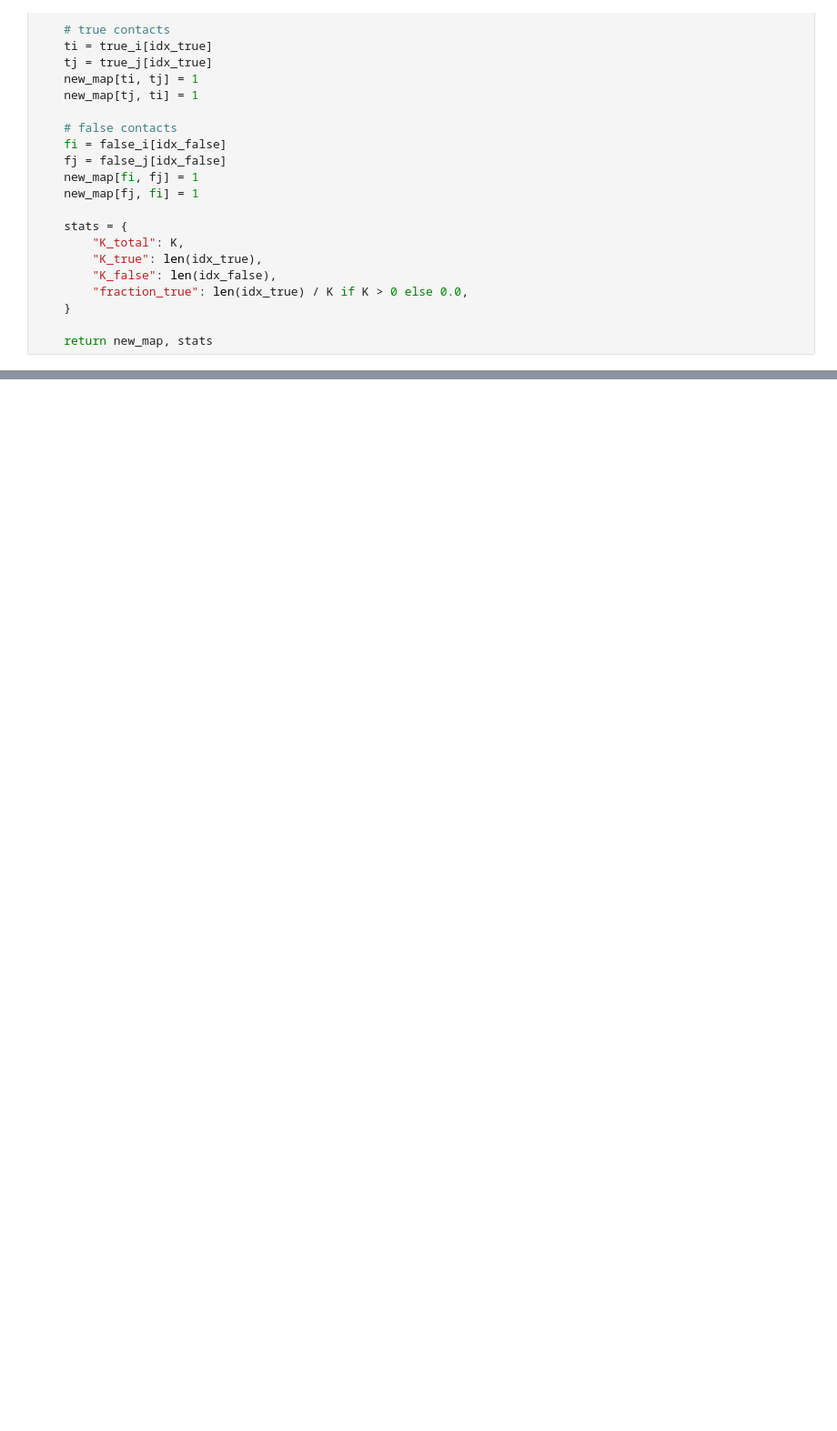
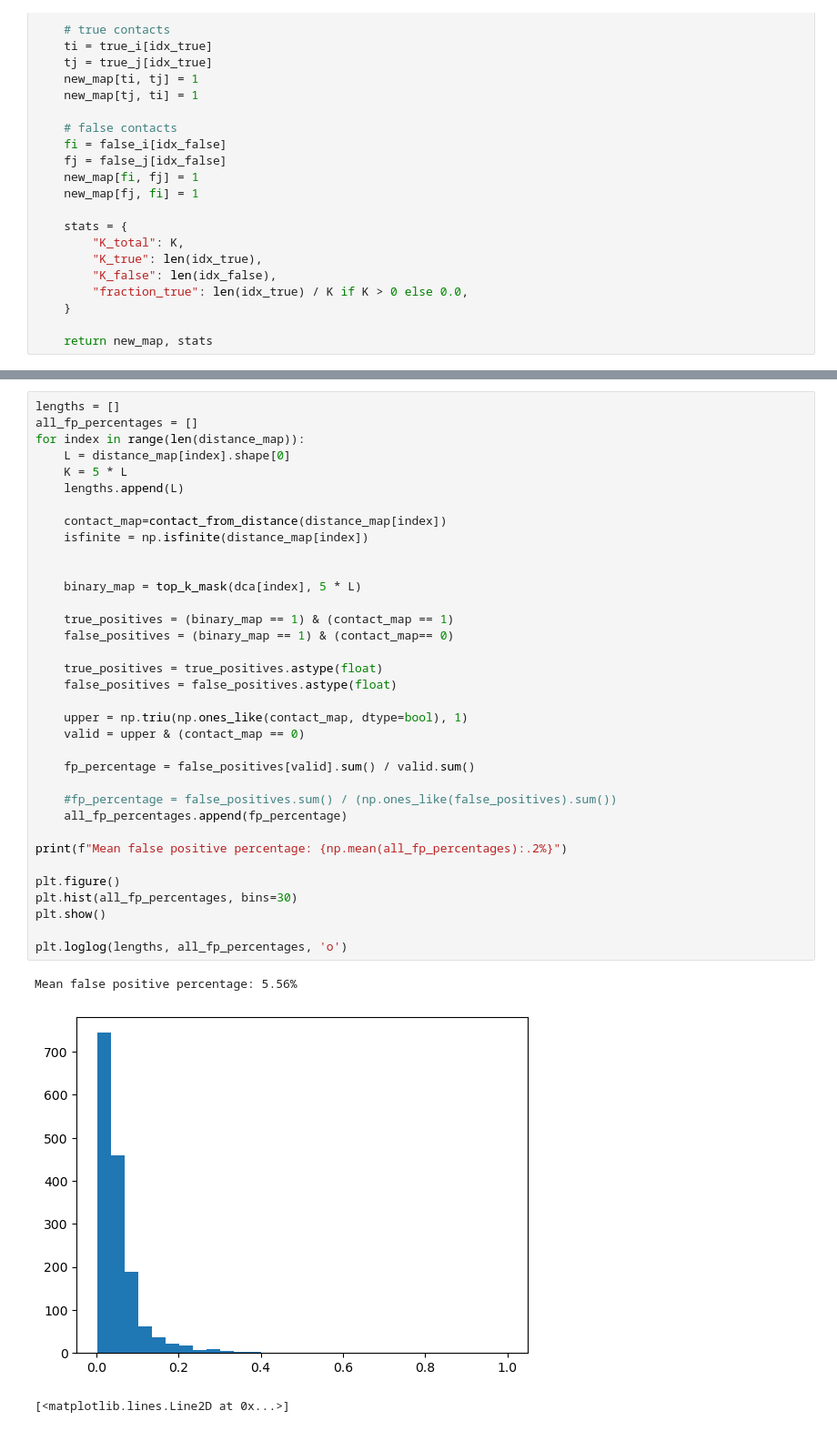
Before and after one commit to Fabiog17/Internship, a Jupyter notebook: Nice_noise_angstrom.ipynb, the cells around one changed output, grey strips where cells are left out. Shown at 91% size. Drawn from its saved outputs; the diff is of its cells as text; blank space fills up the shorter version.

```diff
--- a/Nice_noise_angstrom.ipynb
+++ b/Nice_noise_angstrom.ipynb
@@ -692,3 +634,42 @@ model = AutoLogisticNoiseModel(
 model.fit(true_cm, fake_cm, mode="fp")
 # %% [output]
 <__main__.AutoLogisticNoiseModel at 0x...>
+# %%
+lengths = []
+all_fp_percentages = []
+for index in range(len(distance_map)):
+    L = distance_map[index].shape[0]
+    K = 5 * L
+    lengths.append(L)
+
+    contact_map=contact_from_distance(distance_map[index])
+    isfinite = np.isfinite(distance_map[index])
+
+
+    binary_map = top_k_mask(dca[index], 5 * L)
+
+    true_positives = (binary_map == 1) & (contact_map == 1)
+    false_positives = (binary_map == 1) & (contact_map== 0)
+
+    true_positives = true_positives.astype(float)
+    false_positives = false_positives.astype(float)
+
+    upper = np.triu(np.ones_like(contact_map, dtype=bool), 1)
+    valid = upper & (contact_map == 0)
+
+    fp_percentage = false_positives[valid].sum() / valid.sum()
+
+    #fp_percentage = false_positives.sum() / (np.ones_like(false_positives).sum())
+    all_fp_percentages.append(fp_percentage)
+
+print(f"Mean false positive percentage: {np.mean(all_fp_percentages):.2%}")
+
+plt.figure()
+plt.hist(all_fp_percentages, bins=30)
+plt.show()
+
+plt.loglog(lengths, all_fp_percentages, 'o')
+# %% [output]
+Mean false positive percentage: 5.56%
+[figure, added]
+[<matplotlib.lines.Line2D at 0x...>]
```
Also changed, not shown: parts of 10 cells of this notebook, 5 other files.
